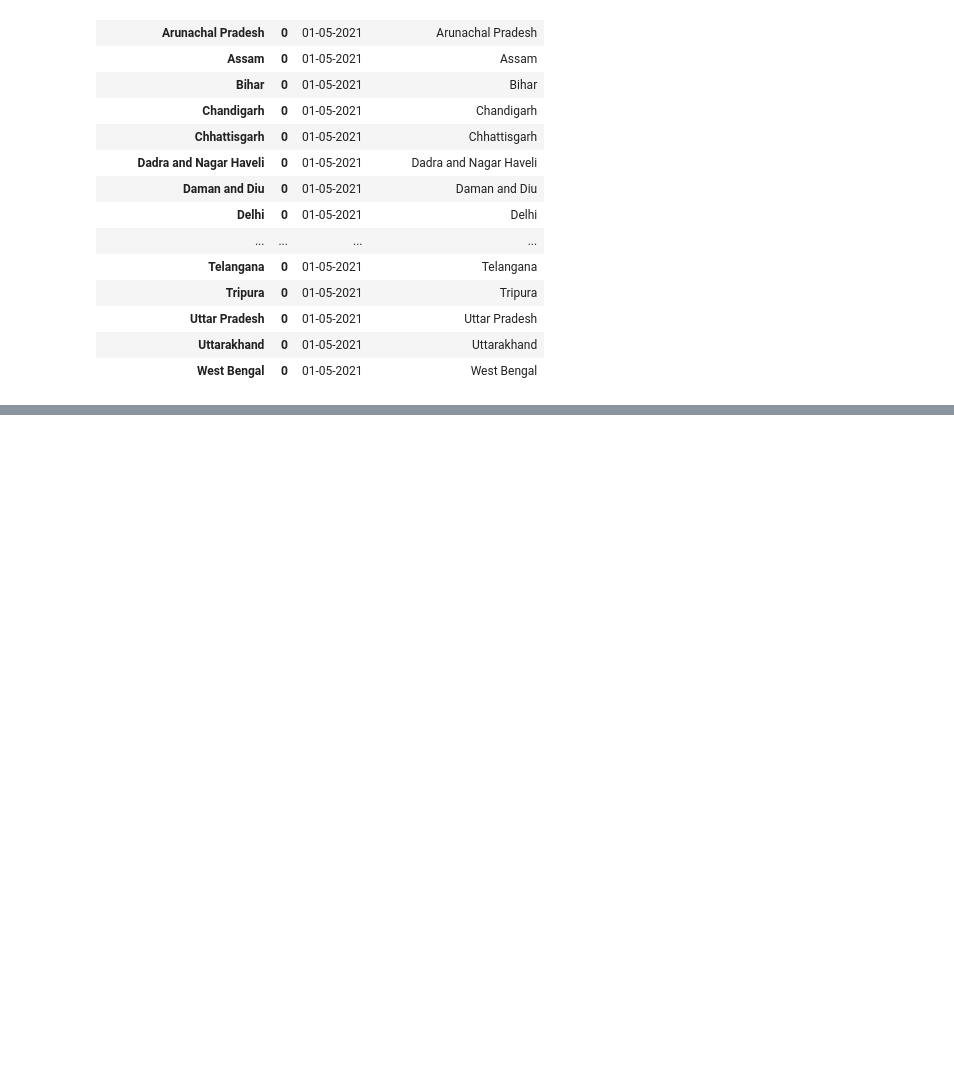
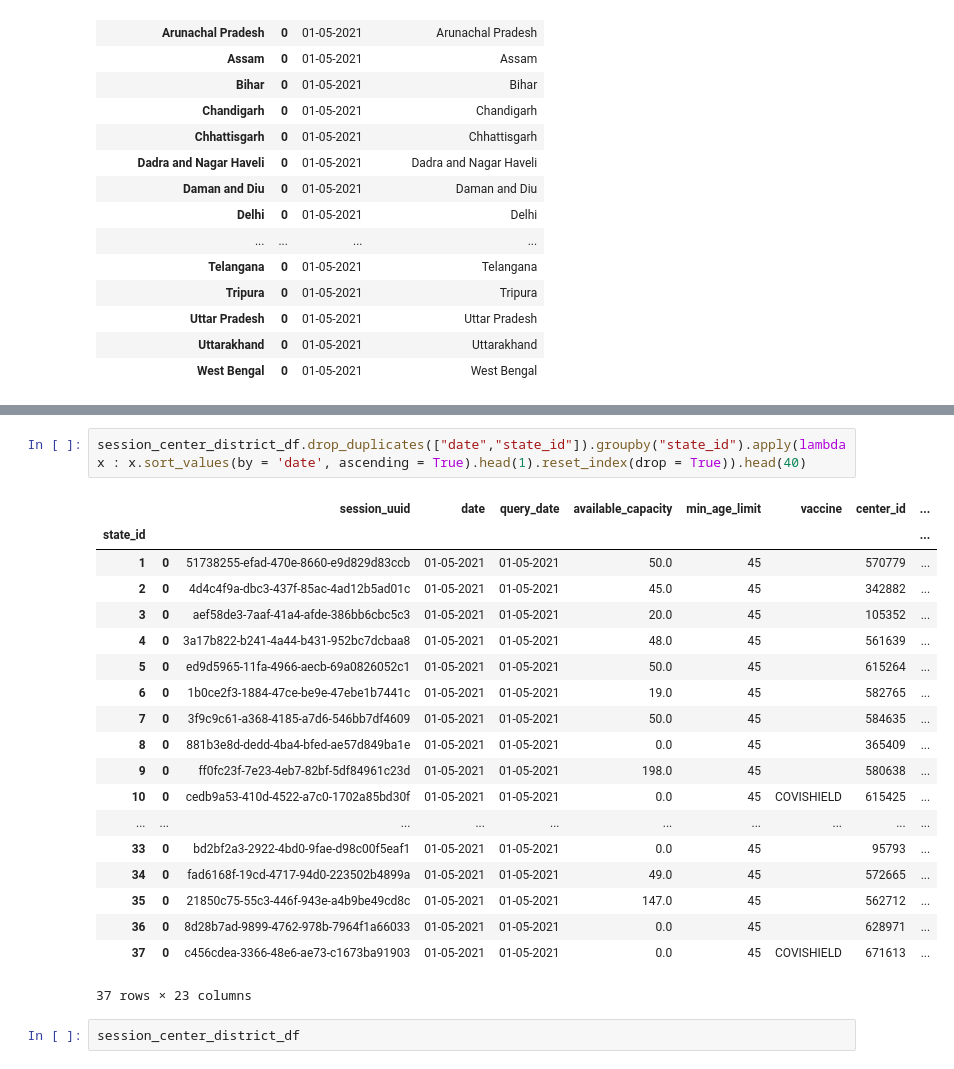
Before and after one commit to shashanksingh/blog_redux, a Jupyter notebook: _notebooks/2021-04-30-covid-vacctionations-slots-in-india.ipynb, the cells around one changed output, grey strips where cells are left out. Cells and saved outputs as stored; diff of their text form; blank space fills up the shorter version.

```diff
--- a/_notebooks/2021-04-30-covid-vacctionations-slots-in-india.ipynb
+++ b/_notebooks/2021-04-30-covid-vacctionations-slots-in-india.ipynb
@@ -300,3 +306,27 @@ session_center_district_df\
 | Uttar Pradesh | 0 | 01-05-2021 | Uttar Pradesh |
 | Uttarakhand | 0 | 02-05-2021 | Uttarakhand |
 | West Bengal | 0 | 01-05-2021 | West Bengal |
+# %%
+session_center_district_df.drop_duplicates(["date","state_id"]).groupby("state_id").apply(lambda x : x.sort_values(by = 'date', ascending = True).head(1).reset_index(drop = True)).head(40)
+# %% [output]
+|  |  | session_uuid | date | query_date | available_capacity | min_age_limit | vaccine | center_id | ... |
+| state_id |  |  |  |  |  |  |  |  | ... |
+| 1 | 0 | 51738255-efad-470e-8660-e9d829d83ccb | 01-05-2021 | 01-05-2021 | 50.0 | 45 |  | 570779 | ... |
+| 2 | 0 | 4d4c4f9a-dbc3-437f-85ac-4ad12b5ad01c | 01-05-2021 | 01-05-2021 | 45.0 | 45 |  | 342882 | ... |
+| 3 | 0 | aef58de3-7aaf-41a4-afde-386bb6cbc5c3 | 01-05-2021 | 01-05-2021 | 20.0 | 45 |  | 105352 | ... |
+| 4 | 0 | 3a17b822-b241-4a44-b431-952bc7dcbaa8 | 01-05-2021 | 01-05-2021 | 48.0 | 45 |  | 561639 | ... |
+| 5 | 0 | ed9d5965-11fa-4966-aecb-69a0826052c1 | 01-05-2021 | 01-05-2021 | 50.0 | 45 |  | 615264 | ... |
+| 6 | 0 | 1b0ce2f3-1884-47ce-be9e-47ebe1b7441c | 01-05-2021 | 01-05-2021 | 19.0 | 45 |  | 582765 | ... |
+| 7 | 0 | 3f9c9c61-a368-4185-a7d6-546bb7df4609 | 01-05-2021 | 01-05-2021 | 50.0 | 45 |  | 584635 | ... |
+| 8 | 0 | 881b3e8d-dedd-4ba4-bfed-ae57d849ba1e | 01-05-2021 | 01-05-2021 | 0.0 | 45 |  | 365409 | ... |
+| 9 | 0 | ff0fc23f-7e23-4eb7-82bf-5df84961c23d | 01-05-2021 | 01-05-2021 | 198.0 | 45 |  | 580638 | ... |
+| 10 | 0 | cedb9a53-410d-4522-a7c0-1702a85bd30f | 01-05-2021 | 01-05-2021 | 0.0 | 45 | COVISHIELD | 615425 | ... |
+| ... | ... | ... | ... | ... | ... | ... | ... | ... | ... |
+| 33 | 0 | bd2bf2a3-2922-4bd0-9fae-d98c00f5eaf1 | 01-05-2021 | 01-05-2021 | 0.0 | 45 |  | 95793 | ... |
+| 34 | 0 | fad6168f-19cd-4717-94d0-223502b4899a | 01-05-2021 | 01-05-2021 | 49.0 | 45 |  | 572665 | ... |
+| 35 | 0 | 21850c75-55c3-446f-943e-a4b9be49cd8c | 01-05-2021 | 01-05-2021 | 147.0 | 45 |  | 562712 | ... |
+| 36 | 0 | 8d28b7ad-9899-4762-978b-7964f1a66033 | 01-05-2021 | 01-05-2021 | 0.0 | 45 |  | 628971 | ... |
+| 37 | 0 | c456cdea-3366-48e6-ae73-c1673ba91903 | 01-05-2021 | 01-05-2021 | 0.0 | 45 | COVISHIELD | 671613 | ... |
+37 rows × 23 columns
+# %%
+session_center_district_df
```
Also changed, not shown: parts of 9 cells of this notebook, 1 other file.
